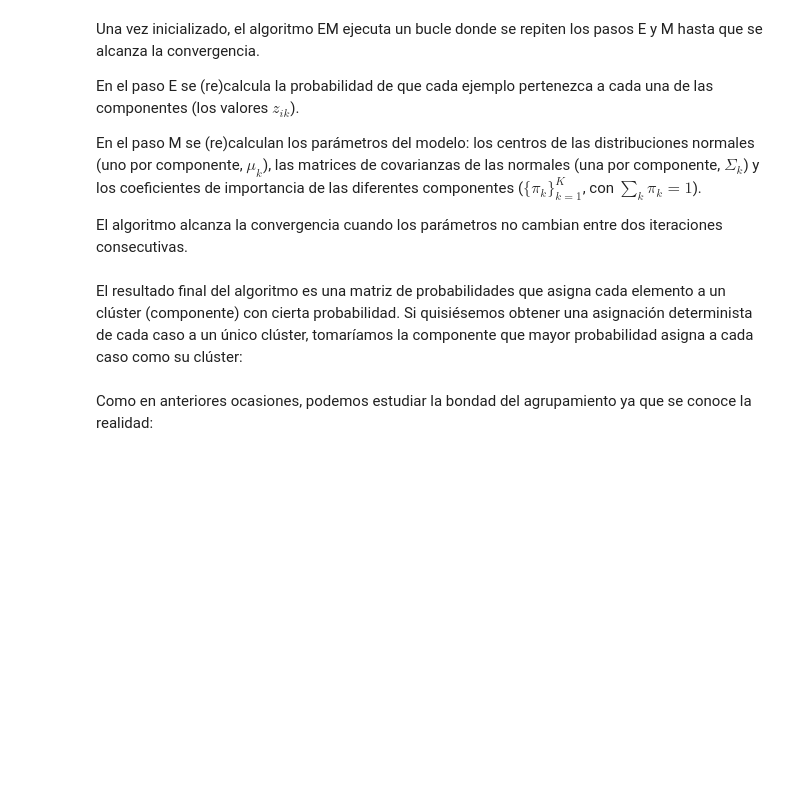
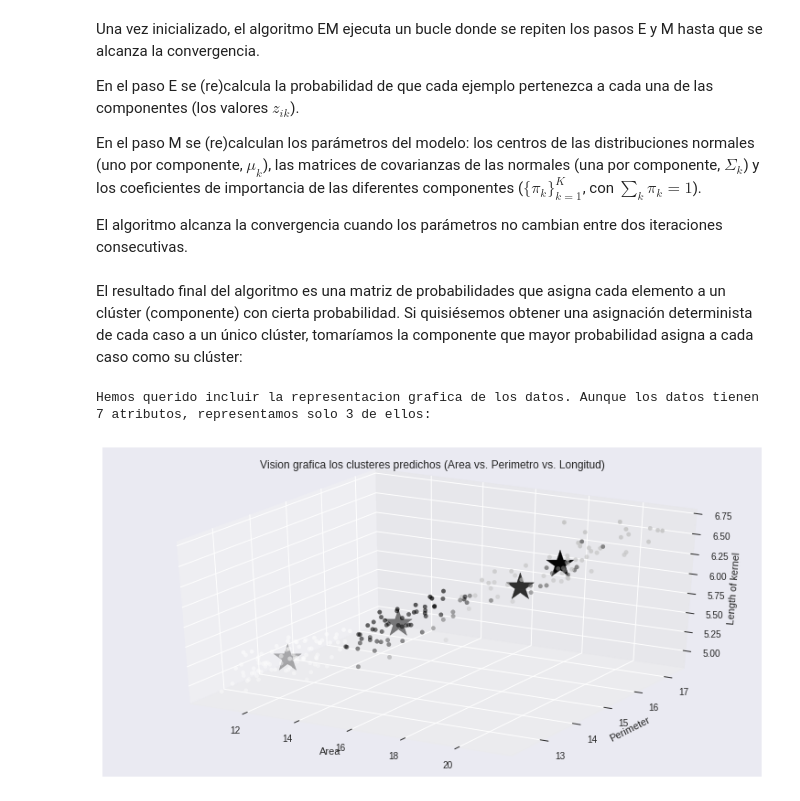
Before and after one commit to pachecoleonardo/metodosdeagrupamiento_nosupervisado, a Jupyter notebook: 05_probabilidad_em.ipynb, the cells around one changed output. Drawn from its saved outputs; the diff is of its cells as text; code cells hidden in the pictures; blank space fills up the shorter version.

```diff
--- a/05_probabilidad_em.ipynb
+++ b/05_probabilidad_em.ipynb
@@ -105,7 +176,7 @@ Dy_probs = np.zeros((Dx.shape[0], K))
 # Flag de convergencia
 iterando = True
 # Dibujar los plots intermedios?
-dibujar = True
+dibujar = False
 # Si dibujas, sólo uno de cada 'frec_dibujo'
 frec_dibujo = 10
 
@@ -167,3 +227,18 @@ ax.scatter(cDx[:,0],cDx[:,1], marker='*', s=200, c='r')
-# %% [markdown]
-
-Como en anteriores ocasiones, podemos estudiar la bondad del agrupamiento ya que se conoce la realidad:
+# %%
+Dyp = np.argmax(Dy_probs,axis=1)
+
+
+# Ver asignaciones finales
+fig = plt.figure(figsize=(10,5))
+ax = Axes3D(fig)
+ax.scatter(Dx[:, 0], Dx[:, 1], Dx[:, 3], c=Dyp)
+ax.scatter(cDx[:, 0], cDx[:, 1], cDx[:, 3], marker='*', c='#050505', s=1000)
+ax.set_xlabel("Area")
+ax.set_ylabel("Perimeter")
+ax.set_zlabel("Length of kernel")
+ax.set_title("Vision grafica los clusteres predichos (Area vs. Perimetro vs. Longitud)")
+print("Hemos querido incluir la representacion grafica de los datos. Aunque los datos tienen 7 atributos, representamos solo 3 de ellos:")
+print()
+# %% [output]
+Hemos querido incluir la representacion grafica de los datos. Aunque los datos tienen 7 atributos, representamos solo 3 de ellos:
+[figure, added]
```
Also changed, not shown: parts of 28 cells of this notebook.
